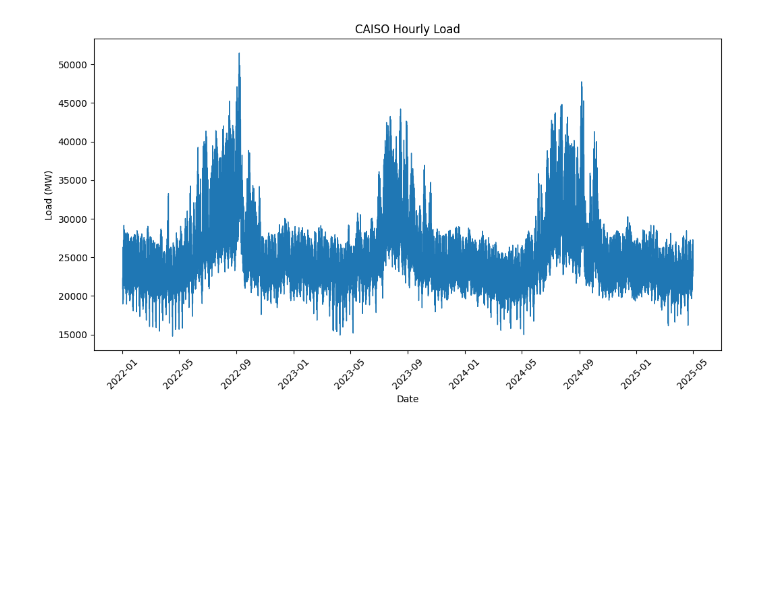
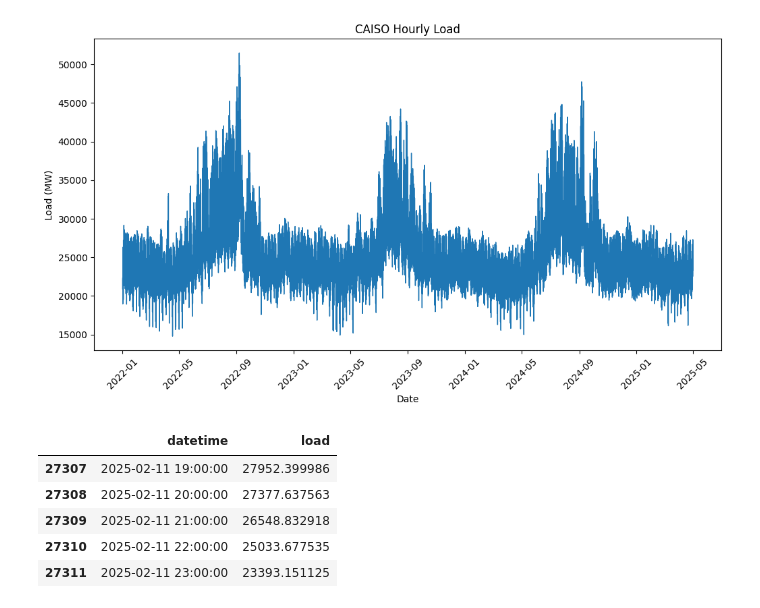
Before and after one commit to joypauls/forecastiso, a Jupyter notebook: notebooks/dev.ipynb, the cells around one changed output. Cells and saved outputs as stored; diff of their text form; code cells hidden in the pictures; blank space fills up the shorter version.

```diff
--- a/notebooks/dev.ipynb
+++ b/notebooks/dev.ipynb
@@ -50,6 +51,15 @@ predict_date = "2025-02-05"
 df_filtered = df[(df["datetime"] >= start_date) & (df["datetime"] < predict_date)]
 
 ground_truth = df[df["datetime"].dt.strftime("%Y-%m-%d") == predict_date]["load"].reset_index(drop=True)
+# %%
+df_filtered.tail()
+# %% [output]
+|  | datetime | load |
+| 27307 | 2025-02-11 19:00:00 | 27952.399986 |
+| 27308 | 2025-02-11 20:00:00 | 27377.637563 |
+| 27309 | 2025-02-11 21:00:00 | 26548.832918 |
+| 27310 | 2025-02-11 22:00:00 | 25033.677535 |
+| 27311 | 2025-02-11 23:00:00 | 23393.151125 |
 # %%
 # generate features
 
```
Also changed, not shown: parts of 9 cells of this notebook, 7 other files.
